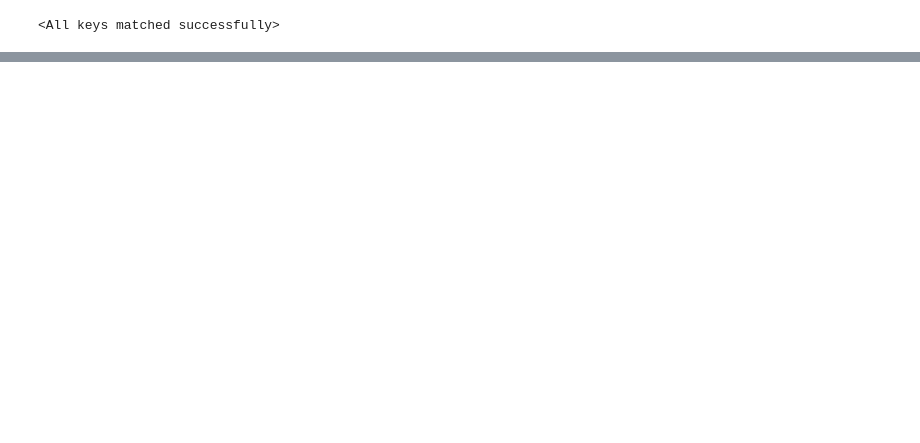
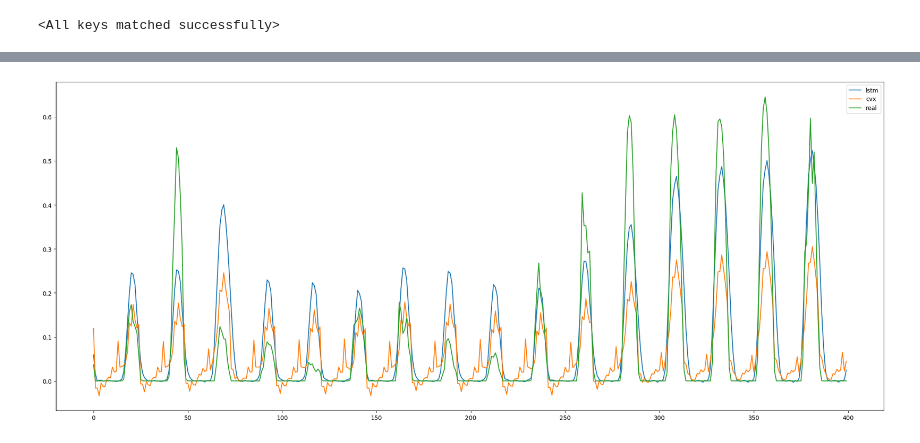
Before and after one commit to Joris-Dprtr/DFL_PVB, a Jupyter notebook: notebooks/MPC_main_notebook.ipynb, the cells around one changed output, grey strips where cells are left out. Cells and saved outputs as stored; diff of their text form; code cells hidden in the pictures; blank space fills up the shorter version.

```diff
--- a/notebooks/MPC_main_notebook.ipynb
+++ b/notebooks/MPC_main_notebook.ipynb
@@ -494,0 +483,11 @@ plt.show()
+# %%
+plt.figure(figsize=(25,10))
+
+# Compute and plot moving averages
+plt.plot(torch_py(pv_lstm)[1000:1400], label="lstm")
+plt.plot(torch_py(pv_opt)[1000:1400], label="cvx")
+plt.plot(torch_py(y_test_base[:,:,0])[1000:1400], label="real")
+plt.legend()
+plt.show()
+# %% [output]
+[figure, added]
```
Also changed, not shown: parts of 17 cells of this notebook, 3 other files.
